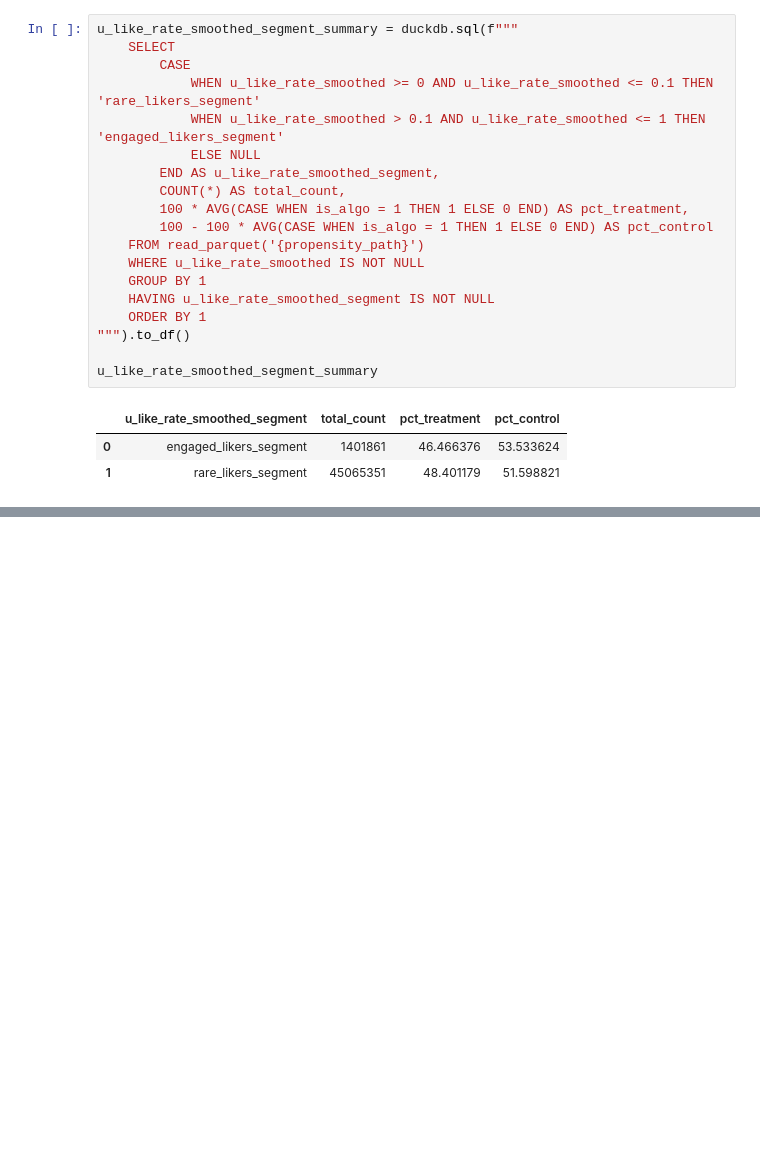
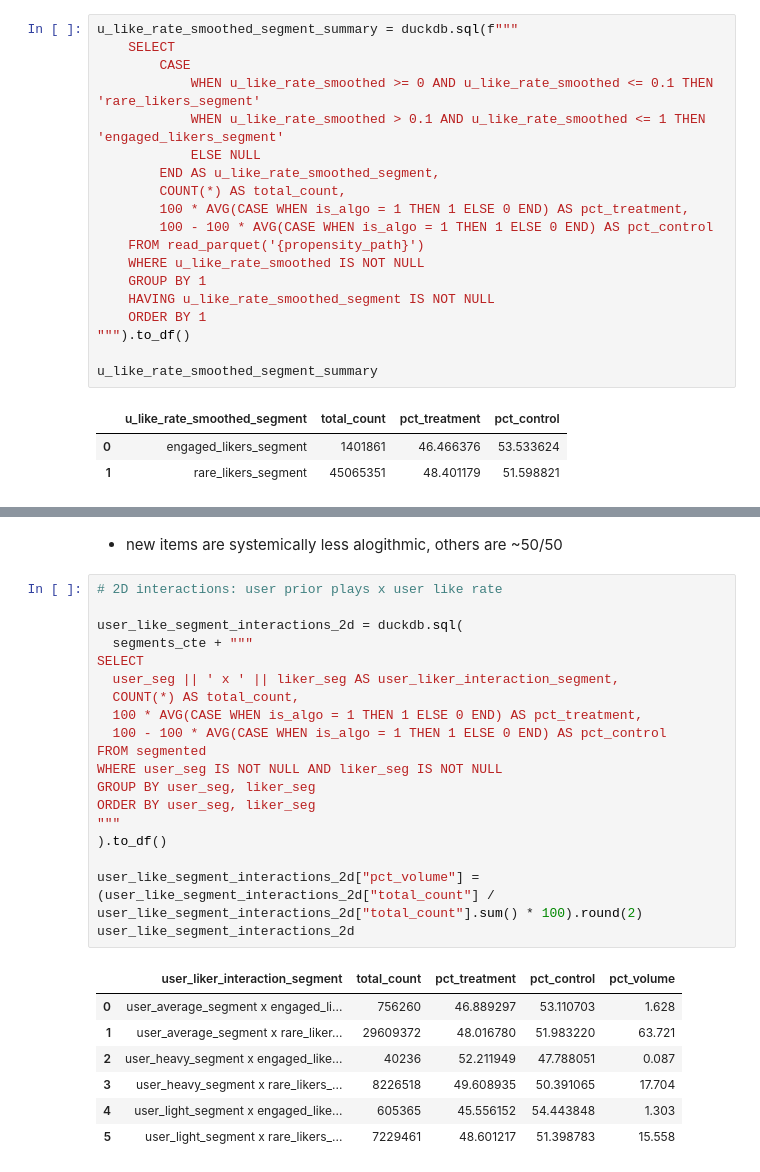
Before and after one commit to kirillous/YAMBDA-analysis-pt2, a Jupyter notebook: notebooks/segments.ipynb, the cells around one changed output, grey strips where cells are left out. Saved outputs shown, nothing was run; the diff lists cells and outputs as text; blank space fills up the shorter version.

```diff
--- a/notebooks/segments.ipynb
+++ b/notebooks/segments.ipynb
@@ -174,0 +248,29 @@ u_like_rate_smoothed_segment_summary
+# %% [markdown]
+- new items are systemically less alogithmic, others are ~50/50
+# %%
+# 2D interactions: user prior plays x user like rate
+
+user_like_segment_interactions_2d = duckdb.sql(
+  segments_cte + """
+SELECT
+  user_seg || ' x ' || liker_seg AS user_liker_interaction_segment,
+  COUNT(*) AS total_count,
+  100 * AVG(CASE WHEN is_algo = 1 THEN 1 ELSE 0 END) AS pct_treatment,
+  100 - 100 * AVG(CASE WHEN is_algo = 1 THEN 1 ELSE 0 END) AS pct_control
+FROM segmented
+WHERE user_seg IS NOT NULL AND liker_seg IS NOT NULL
+GROUP BY user_seg, liker_seg
+ORDER BY user_seg, liker_seg
+"""
+).to_df()
+
+user_like_segment_interactions_2d["pct_volume"] = (user_like_segment_interactions_2d["total_count"] / user_like_segment_interactions_2d["total_count"].sum() * 100).round(2)
+user_like_segment_interactions_2d
+# %% [output]
+|  | user_liker_interaction_segment | total_count | pct_treatment | pct_control | pct_volume |
+| 0 | user_average_segment x engaged_li... | 756260 | 46.889297 | 53.110703 | 1.628 |
+| 1 | user_average_segment x rare_liker... | 29609372 | 48.016780 | 51.983220 | 63.721 |
+| 2 | user_heavy_segment x engaged_like... | 40236 | 52.211949 | 47.788051 | 0.087 |
+| 3 | user_heavy_segment x rare_likers_... | 8226518 | 49.608935 | 50.391065 | 17.704 |
+| 4 | user_light_segment x engaged_like... | 605365 | 45.556152 | 54.443848 | 1.303 |
+| 5 | user_light_segment x rare_likers_... | 7229461 | 48.601217 | 51.398783 | 15.558 |
```
Also changed, not shown: parts of 9 cells of this notebook.
